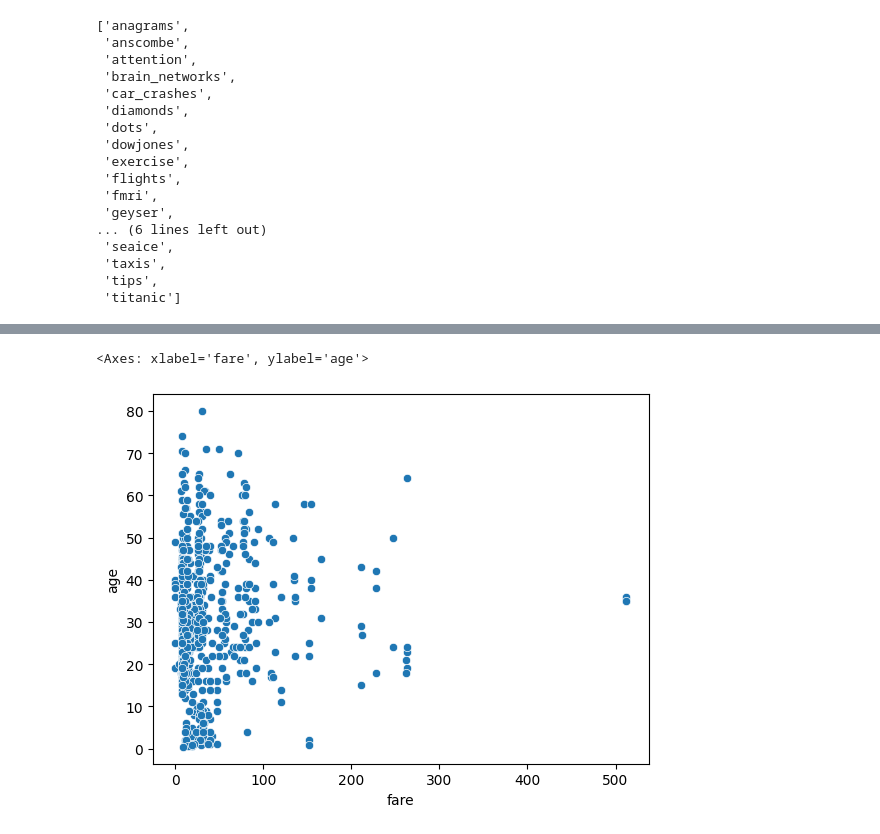
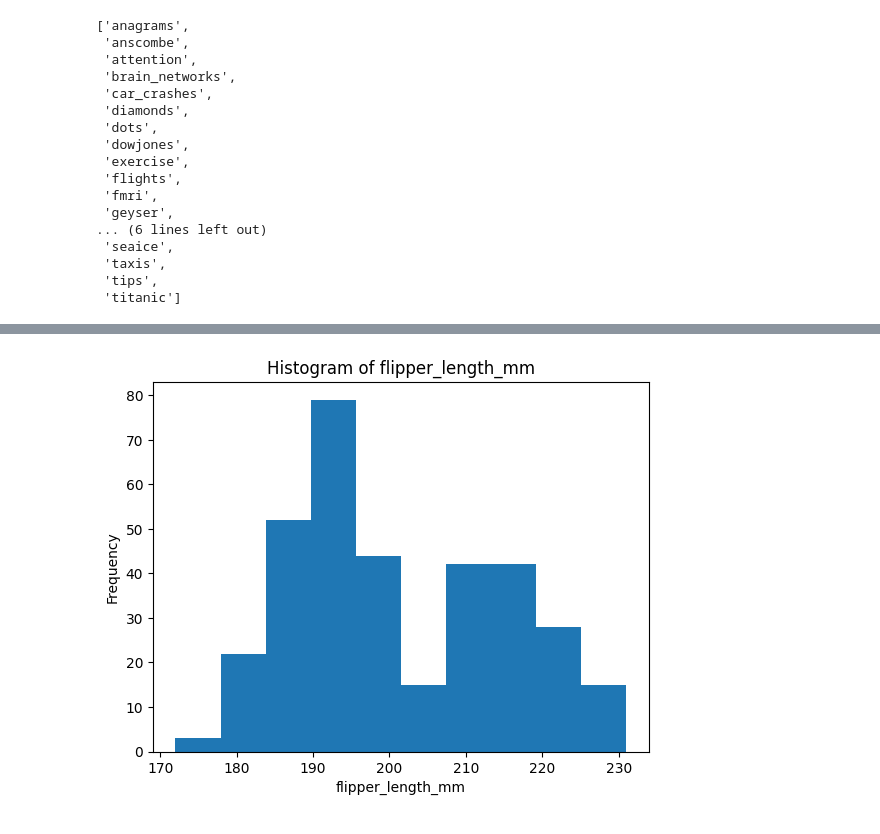
Before and after one commit to jerryola1/PlotSenseAI, a Jupyter notebook: test.ipynb, the cells around one changed output, grey strips where cells are left out. Drawn from its saved outputs; the diff is of its cells as text; code cells hidden in the pictures.

```diff
--- a/test.ipynb
+++ b/test.ipynb
@@ -122,9 +63,7 @@ def quick_plot(plot_type, *args, color=None, title=None, xlabel=None, ylabel=Non
-# %%
-fig, ax = plt.subplots()
-sns.scatterplot(data=titanic, x='fare', y='age', ax=ax)
-# %% [output]
-<Axes: xlabel='fare', ylabel='age'>
-[figure, removed]
+# %%
+fig = plotgen(titanic,recommendation.iloc[0], x='flipper_length_mm')
+# %% [output]
+[figure, added]
 # %%
 explanation = explainer(fig)
 print("Generated Explanation:")
```
Also changed, not shown: parts of 9 cells of this notebook, 4 other files.
